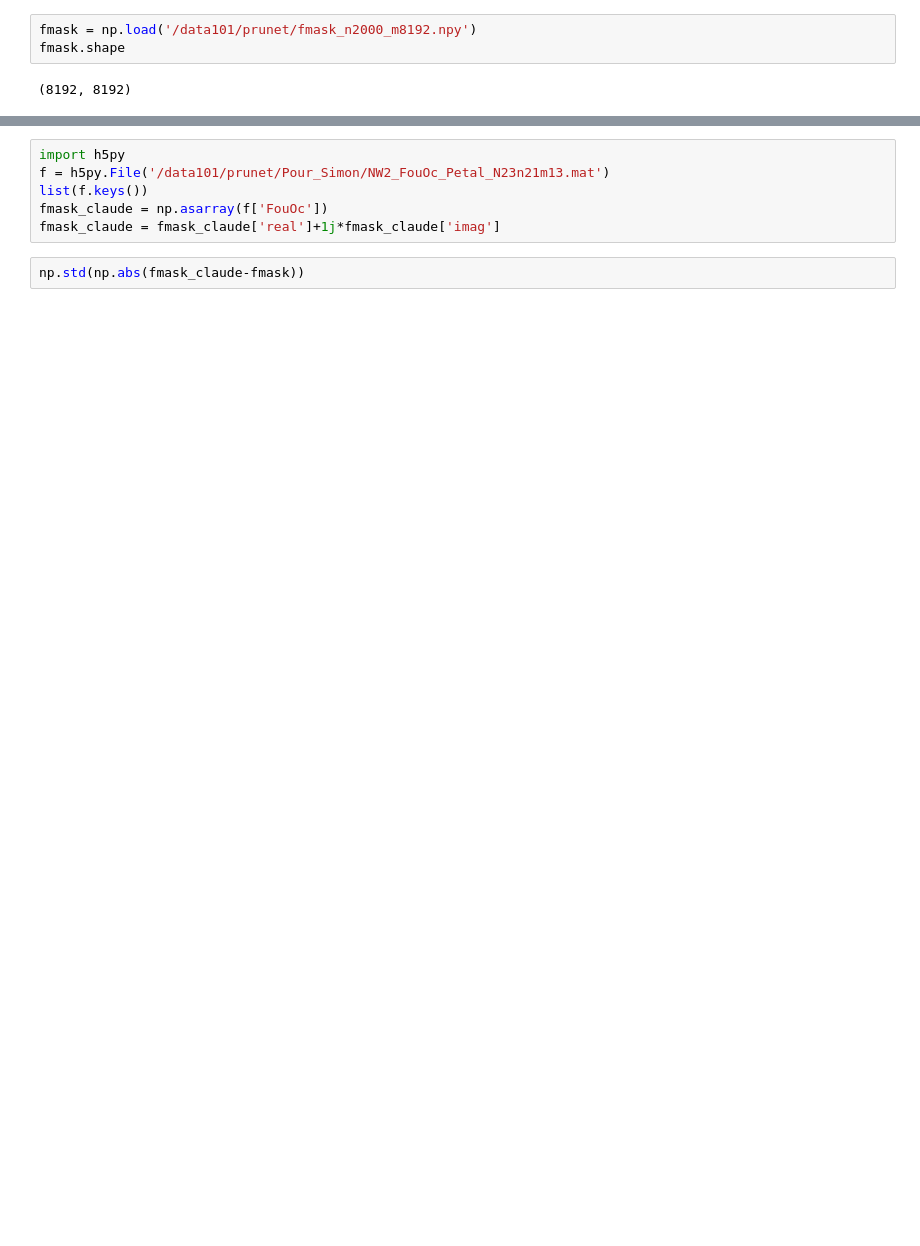
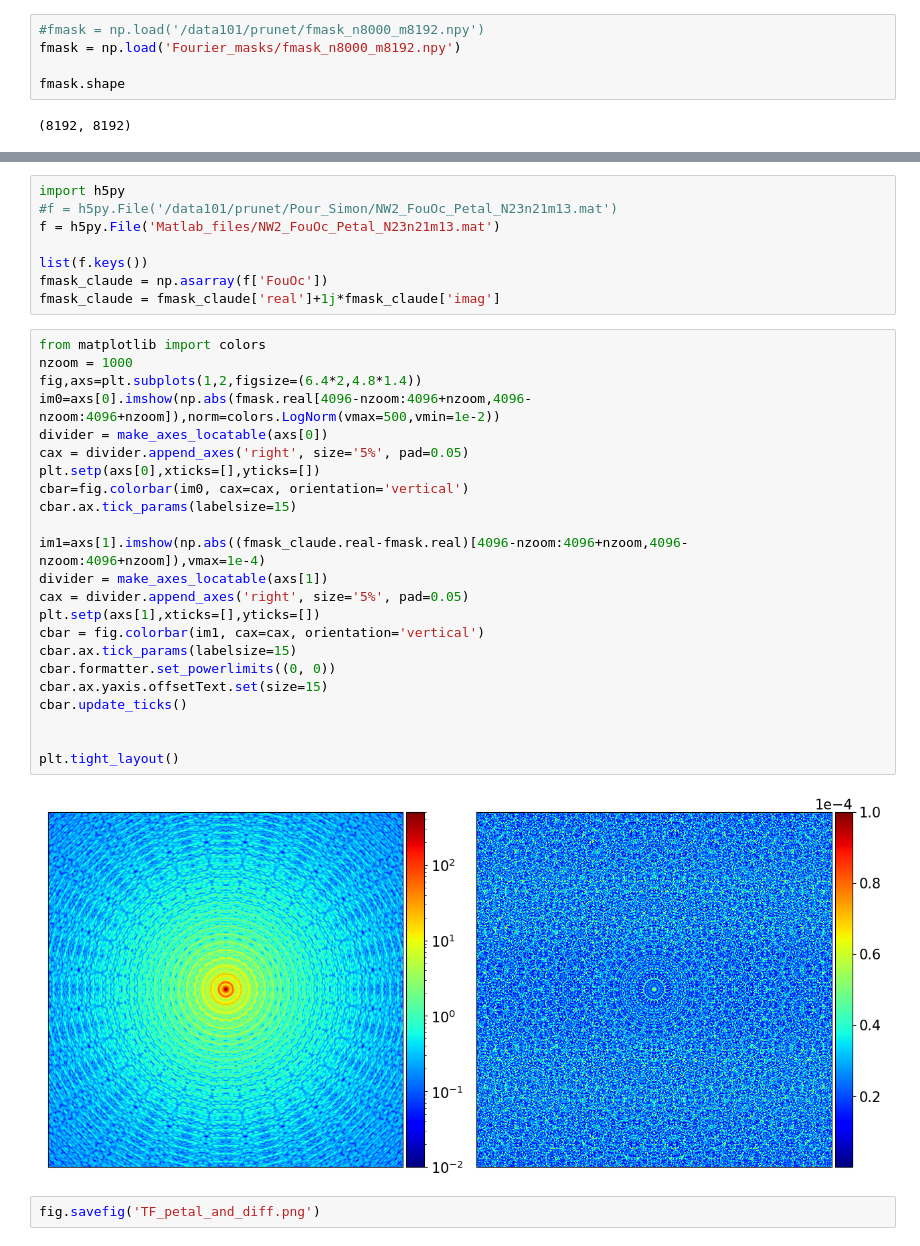
Before and after one commit to simon-prunet/polyFT, a Jupyter notebook: explore.ipynb, the cells around one changed output, grey strips where cells are left out. Saved outputs shown, nothing was run; the diff lists cells and outputs as text; blank space fills up the shorter version.

```diff
--- a/explore.ipynb
+++ b/explore.ipynb
@@ -65,5 +66,7 @@ plt.show()
 # %%
-fmask = np.load('/data101/prunet/fmask_n2000_m8192.npy')
+#fmask = np.load('/data101/prunet/fmask_n8000_m8192.npy')
+fmask = np.load('Fourier_masks/fmask_n8000_m8192.npy')
+
 fmask.shape
 # %% [output]
 (8192, 8192)
@@ -75,8 +80,35 @@ plt.show()
 # %%
 import h5py
-f = h5py.File('/data101/prunet/Pour_Simon/NW2_FouOc_Petal_N23n21m13.mat')
+#f = h5py.File('/data101/prunet/Pour_Simon/NW2_FouOc_Petal_N23n21m13.mat')
+f = h5py.File('Matlab_files/NW2_FouOc_Petal_N23n21m13.mat')
+
 list(f.keys())
 fmask_claude = np.asarray(f['FouOc'])
 fmask_claude = fmask_claude['real']+1j*fmask_claude['imag']
-# %%
-np.std(np.abs(fmask_claude-fmask))
+# %%
+from matplotlib import colors
+nzoom = 1000
+fig,axs=plt.subplots(1,2,figsize=(6.4*2,4.8*1.4))
+im0=axs[0].imshow(np.abs(fmask.real[4096-nzoom:4096+nzoom,4096-nzoom:4096+nzoom]),norm=colors.LogNorm(vmax=500,vmin=1e-2))
+divider = make_axes_locatable(axs[0])
+cax = divider.append_axes('right', size='5%', pad=0.05)
+plt.setp(axs[0],xticks=[],yticks=[])
+cbar=fig.colorbar(im0, cax=cax, orientation='vertical')
+cbar.ax.tick_params(labelsize=15)
+
+im1=axs[1].imshow(np.abs((fmask_claude.real-fmask.real)[4096-nzoom:4096+nzoom,4096-nzoom:4096+nzoom]),vmax=1e-4)
+divider = make_axes_locatable(axs[1])
+cax = divider.append_axes('right', size='5%', pad=0.05)
+plt.setp(axs[1],xticks=[],yticks=[])
+cbar = fig.colorbar(im1, cax=cax, orientation='vertical')
+cbar.ax.tick_params(labelsize=15)
+cbar.formatter.set_powerlimits((0, 0))
+cbar.ax.yaxis.offsetText.set(size=15)
+cbar.update_ticks()
+
+
+plt.tight_layout()
+# %% [output]
+[figure, added]
+# %%
+fig.savefig('TF_petal_and_diff.png')
```
Also changed, not shown: parts of 4 cells of this notebook, 1 other file.
